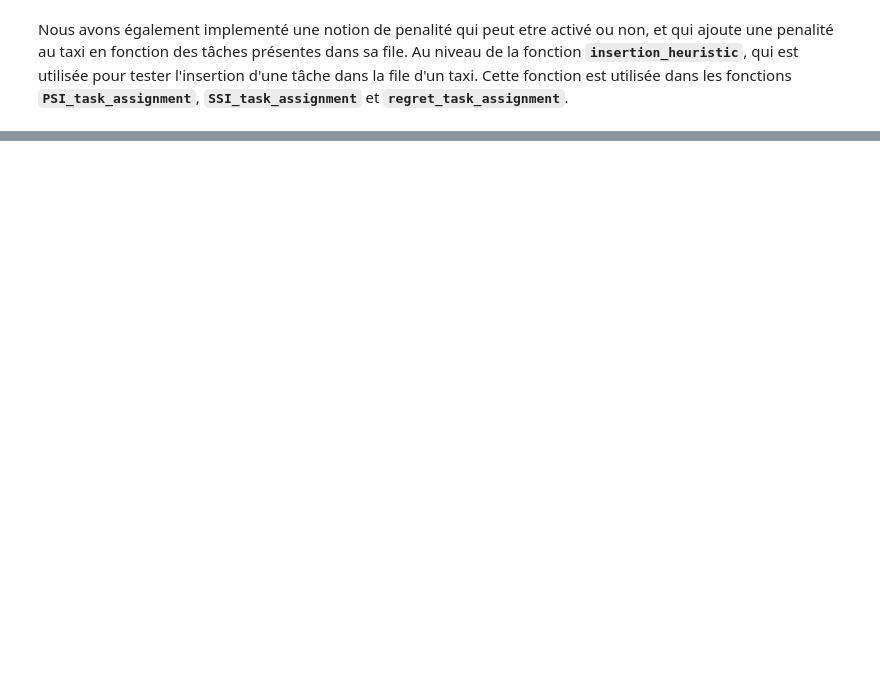
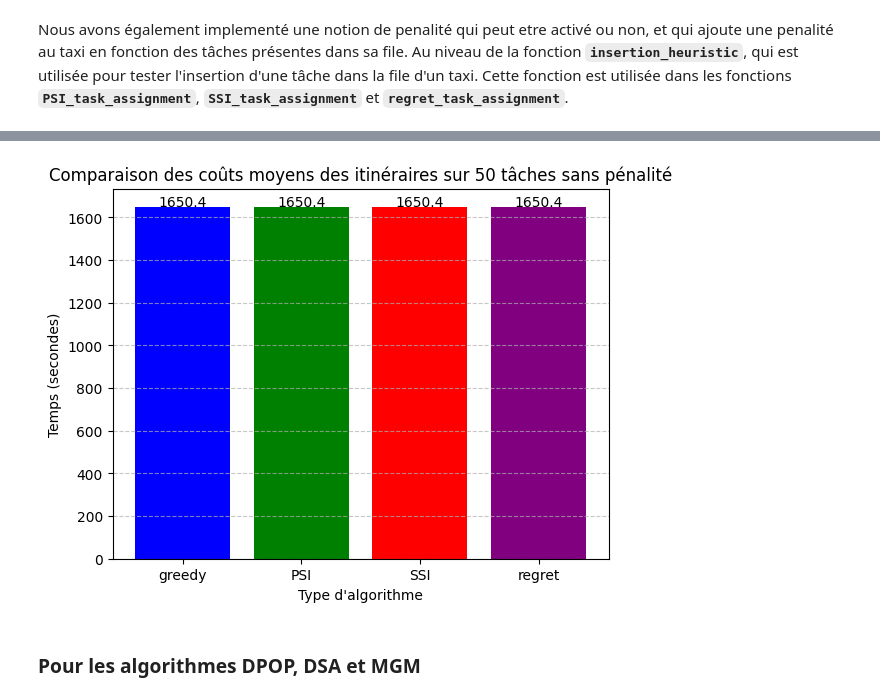
Before and after one commit to PerotR/COCOMA_2, a Jupyter notebook: notebook.ipynb, the cells around one changed output, grey strips where cells are left out. Drawn from its saved outputs; the diff is of its cells as text; code cells hidden in the pictures; blank space fills up the shorter version.

```diff
--- a/notebook.ipynb
+++ b/notebook.ipynb
@@ -137,0 +177,6 @@ simulation.main(resolutionType="regret", isPenalty=True, random_task=False)
+# %%
+simulation.plot_results("cost")
+# %% [output]
+[figure, added]
+# %% [markdown]
+### Pour les algorithmes DPOP, DSA et MGM
```
Also changed, not shown: parts of 17 cells of this notebook, 2 other files.
